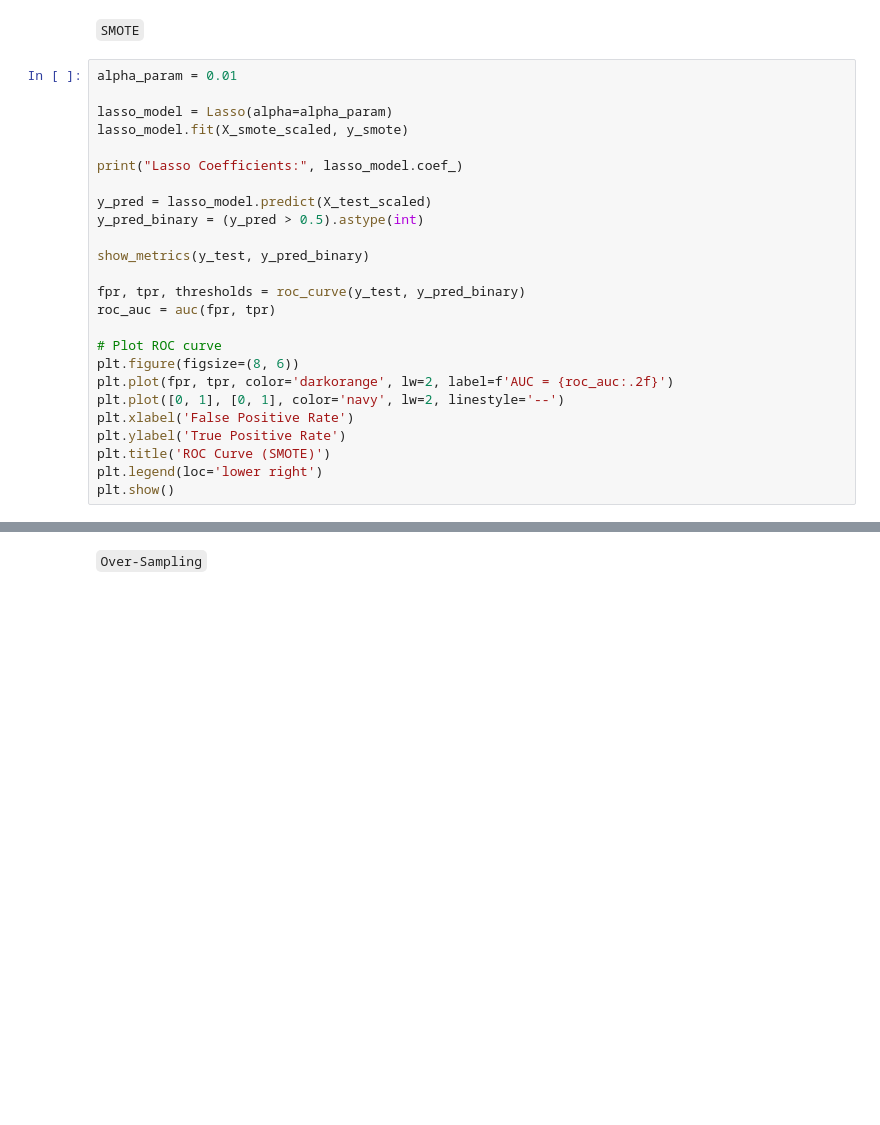
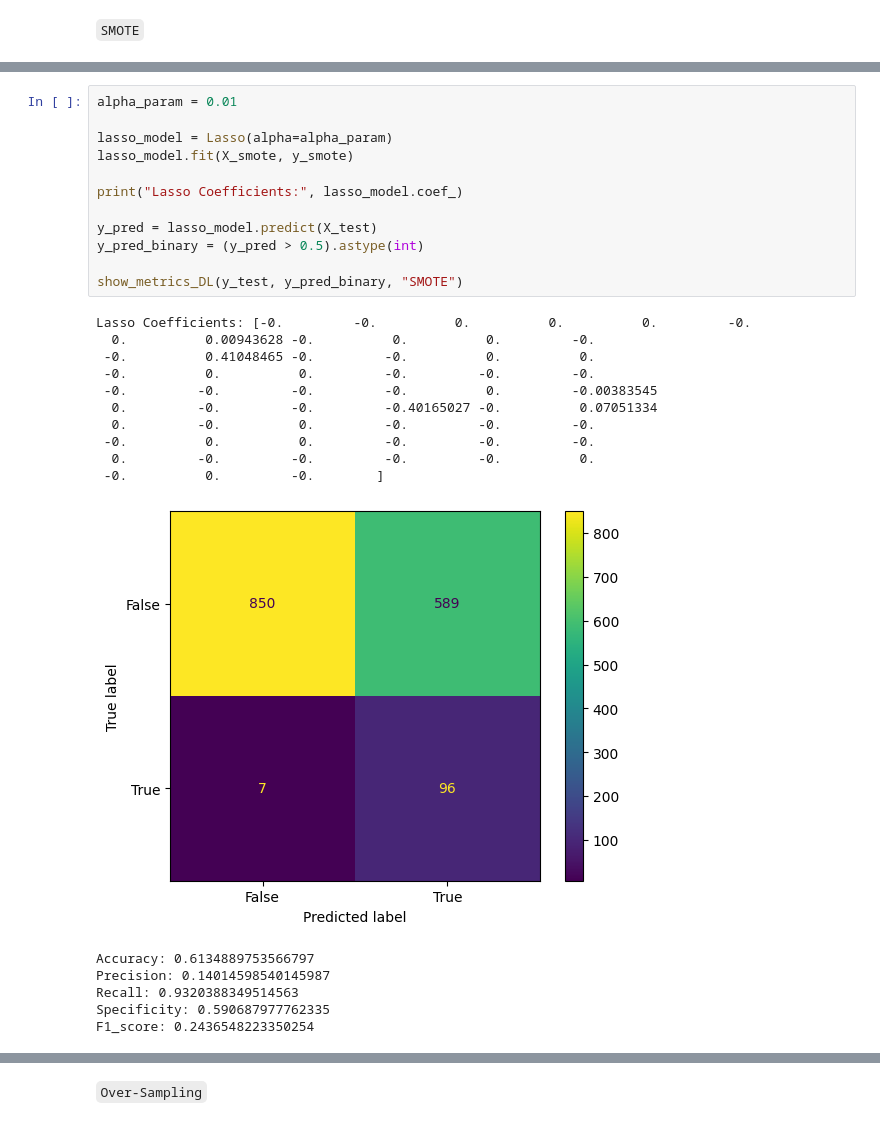
Before and after one commit to dapscc/bt4012_fraud, a Jupyter notebook: Lasso Regularization.ipynb, the cells around one changed output, grey strips where cells are left out. Saved outputs shown, nothing was run; the diff lists cells and outputs as text; blank space fills up the shorter version.

````diff
--- a/Lasso Regularization.ipynb
+++ b/Lasso Regularization.ipynb
@@ -76,28 +57,3 @@ F1_score: 0.0
 [figure]
 # %% [markdown]
 ```SMOTE```
-# %%
-alpha_param = 0.01
-
-lasso_model = Lasso(alpha=alpha_param)
-lasso_model.fit(X_smote_scaled, y_smote)
-
-print("Lasso Coefficients:", lasso_model.coef_)
-
-y_pred = lasso_model.predict(X_test_scaled)
-y_pred_binary = (y_pred > 0.5).astype(int)
-
-show_metrics(y_test, y_pred_binary)
-
-fpr, tpr, thresholds = roc_curve(y_test, y_pred_binary)
-roc_auc = auc(fpr, tpr)
-
-# Plot ROC curve
-plt.figure(figsize=(8, 6))
-plt.plot(fpr, tpr, color='darkorange', lw=2, label=f'AUC = {roc_auc:.2f}')
-plt.plot([0, 1], [0, 1], color='navy', lw=2, linestyle='--')
-plt.xlabel('False Positive Rate')
-plt.ylabel('True Positive Rate')
-plt.title('ROC Curve (SMOTE)')
-plt.legend(loc='lower right')
-plt.show()
@@ -121,0 +60,29 @@ F1_score: 0.08275862068965517
+# %%
+alpha_param = 0.01
+
+lasso_model = Lasso(alpha=alpha_param)
+lasso_model.fit(X_smote, y_smote)
+
+print("Lasso Coefficients:", lasso_model.coef_)
+
+y_pred = lasso_model.predict(X_test)
+y_pred_binary = (y_pred > 0.5).astype(int)
+
+show_metrics_DL(y_test, y_pred_binary, "SMOTE")
+# %% [output]
+Lasso Coefficients: [-0.         -0.          0.          0.          0.         -0.
+  0.          0.00943628 -0.          0.          0.         -0.
+ -0.          0.41048465 -0.         -0.          0.          0.
+ -0.          0.          0.         -0.         -0.         -0.
+ -0.         -0.         -0.         -0.          0.         -0.00383545
+  0.         -0.         -0.         -0.40165027 -0.          0.07051334
+  0.         -0.          0.         -0.         -0.         -0.
+ -0.          0.          0.         -0.         -0.         -0.
+  0.         -0.         -0.         -0.         -0.          0.
+ -0.          0.         -0.        ]
+[figure, added]
+Accuracy: 0.6134889753566797
+Precision: 0.14014598540145987
+Recall: 0.9320388349514563
+Specificity: 0.590687977762335
+F1_score: 0.2436548223350254
````
Also changed, not shown: parts of 15 cells of this notebook, 3 other files.
